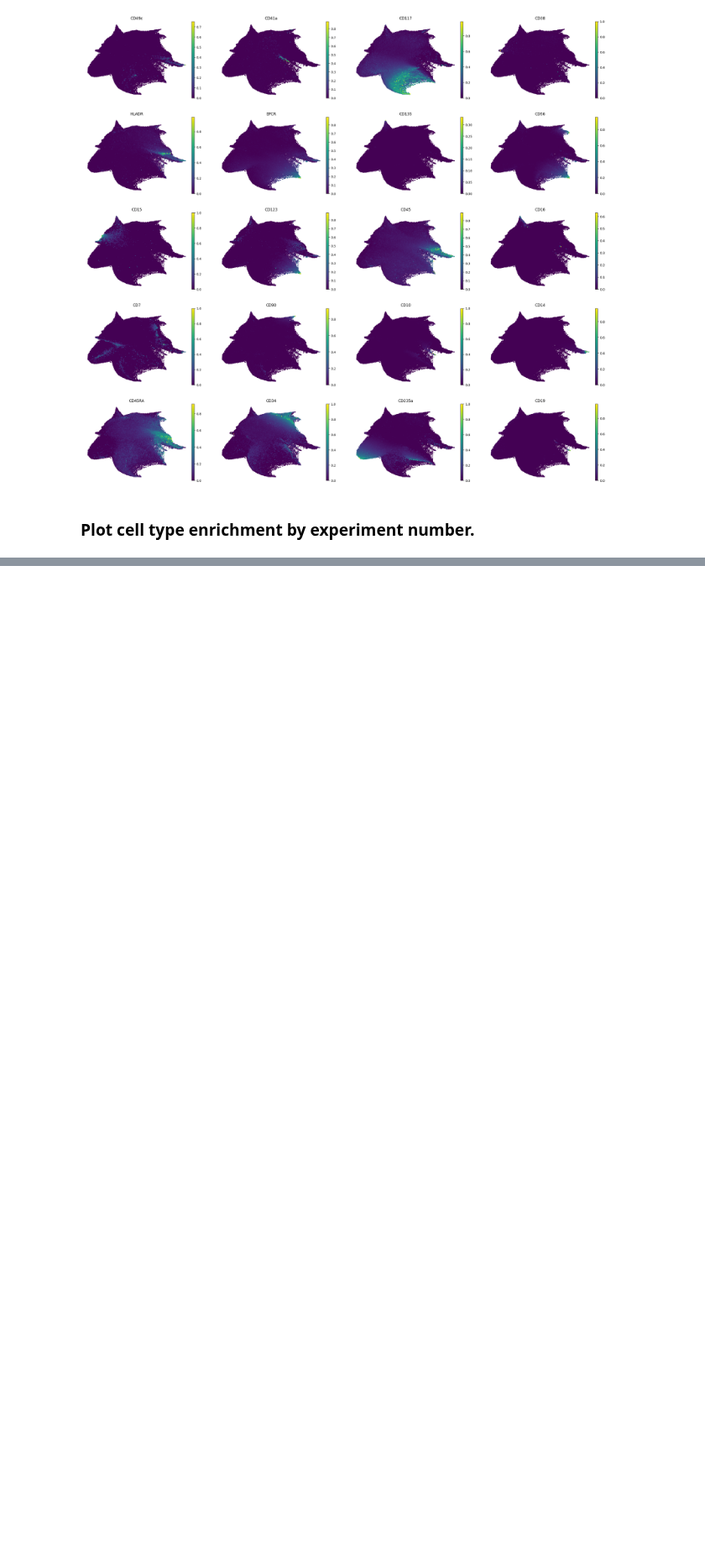
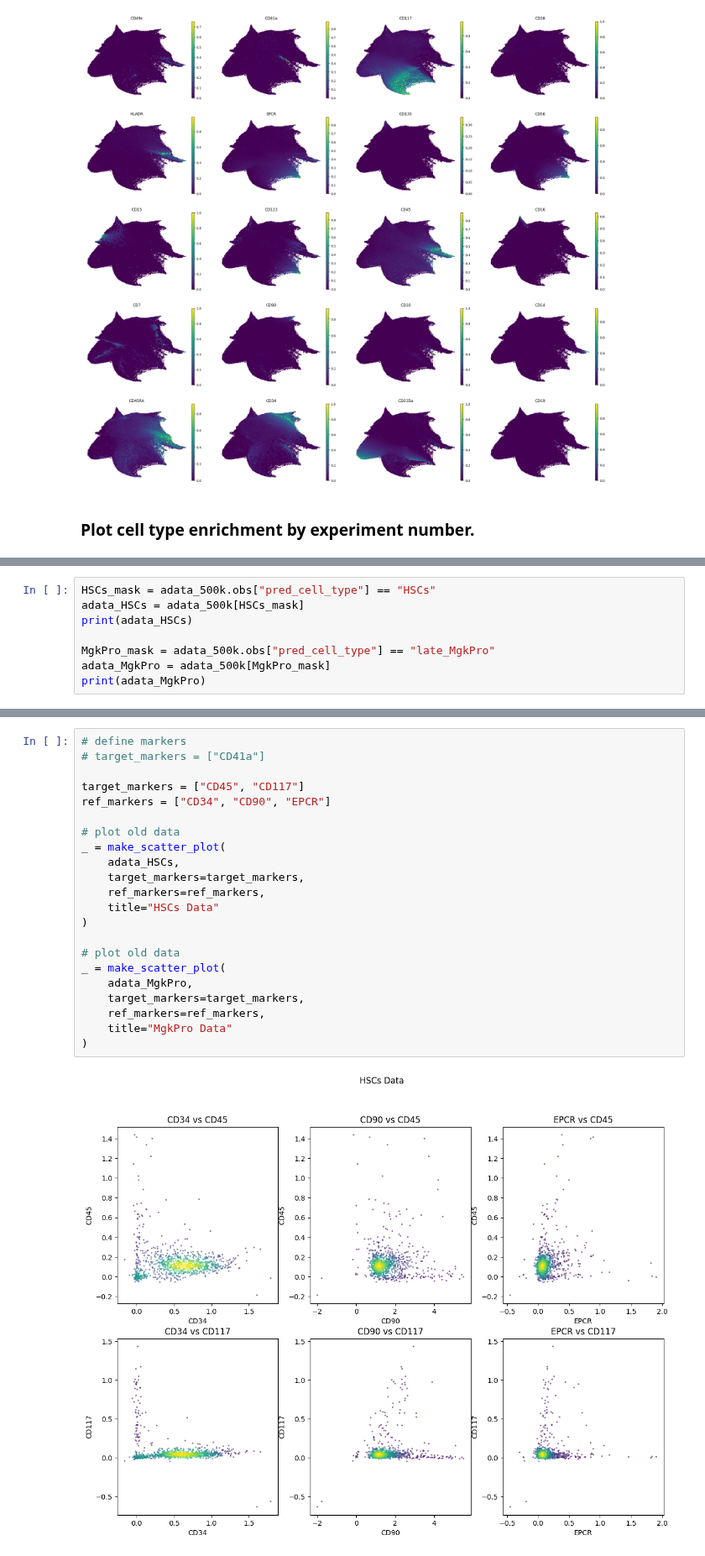
Before and after one commit to theislab/LabCompass-reproducibility, a Jupyter notebook: data_analysis/loop3/load_data.ipynb, the cells around one changed output, grey strips where cells are left out. Shown at 84% size. Saved outputs shown, nothing was run; the diff lists cells and outputs as text; blank space fills up the shorter version.

```diff
--- a/data_analysis/loop3/load_data.ipynb
+++ b/data_analysis/loop3/load_data.ipynb
@@ -195,0 +235,8 @@ plt.show()
+# %%
+HSCs_mask = adata_500k.obs["pred_cell_type"] == "HSCs"
+adata_HSCs = adata_500k[HSCs_mask]
+print(adata_HSCs)
+
+MgkPro_mask = adata_500k.obs["pred_cell_type"] == "late_MgkPro"
+adata_MgkPro = adata_500k[MgkPro_mask]
+print(adata_MgkPro)
@@ -195,0 +260,24 @@ plt.show()
+# %%
+# define markers
+# target_markers = ["CD41a"]
+
+target_markers = ["CD45", "CD117"]
+ref_markers = ["CD34", "CD90", "EPCR"]
+
+# plot old data
+_ = make_scatter_plot(
+    adata_HSCs,
+    target_markers=target_markers,
+    ref_markers=ref_markers,
+    title="HSCs Data"
+)
+
+# plot old data
+_ = make_scatter_plot(
+    adata_MgkPro,
+    target_markers=target_markers,
+    ref_markers=ref_markers,
+    title="MgkPro Data"
+)
+# %% [output]
+[figure, added]
```
Also changed, not shown: parts of 14 cells of this notebook.
